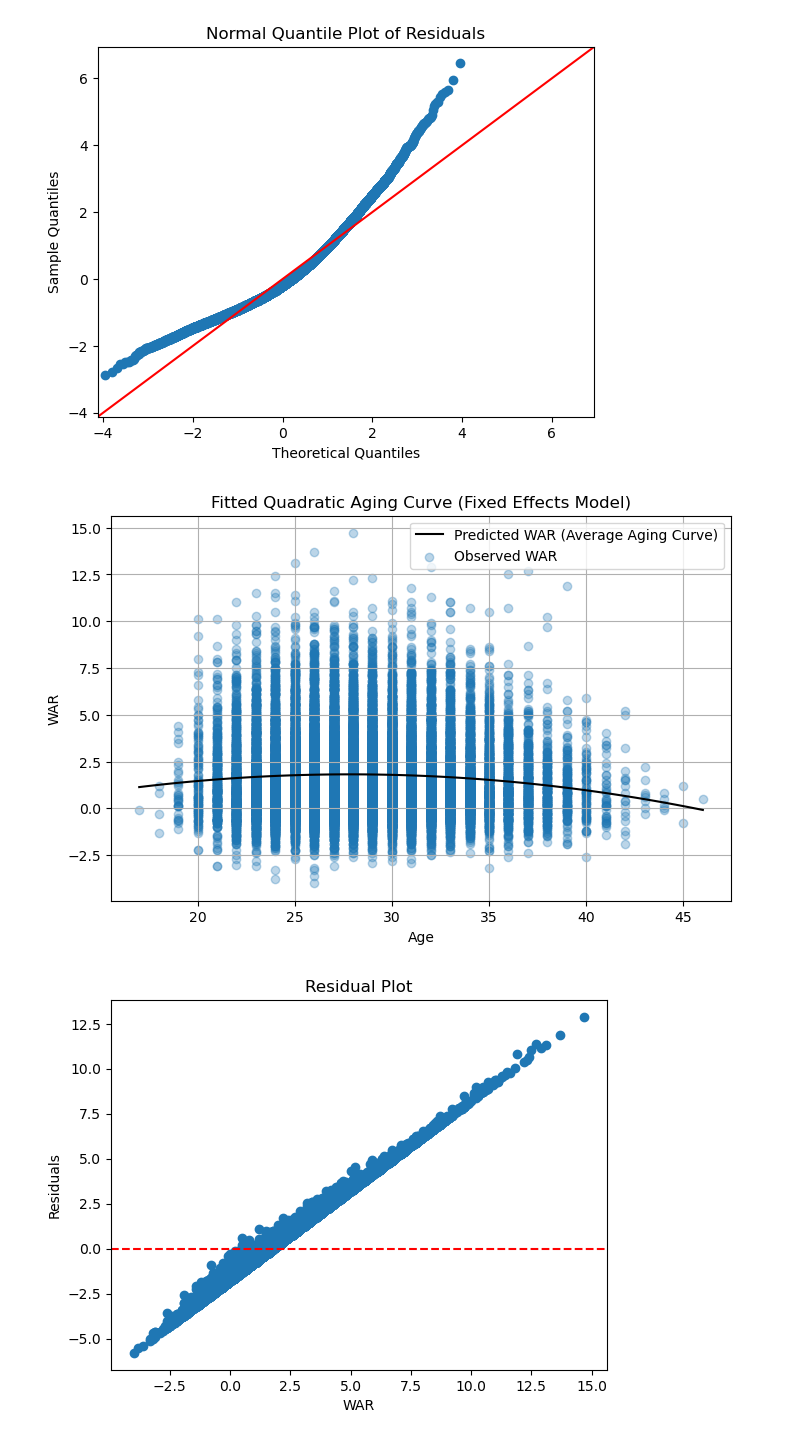
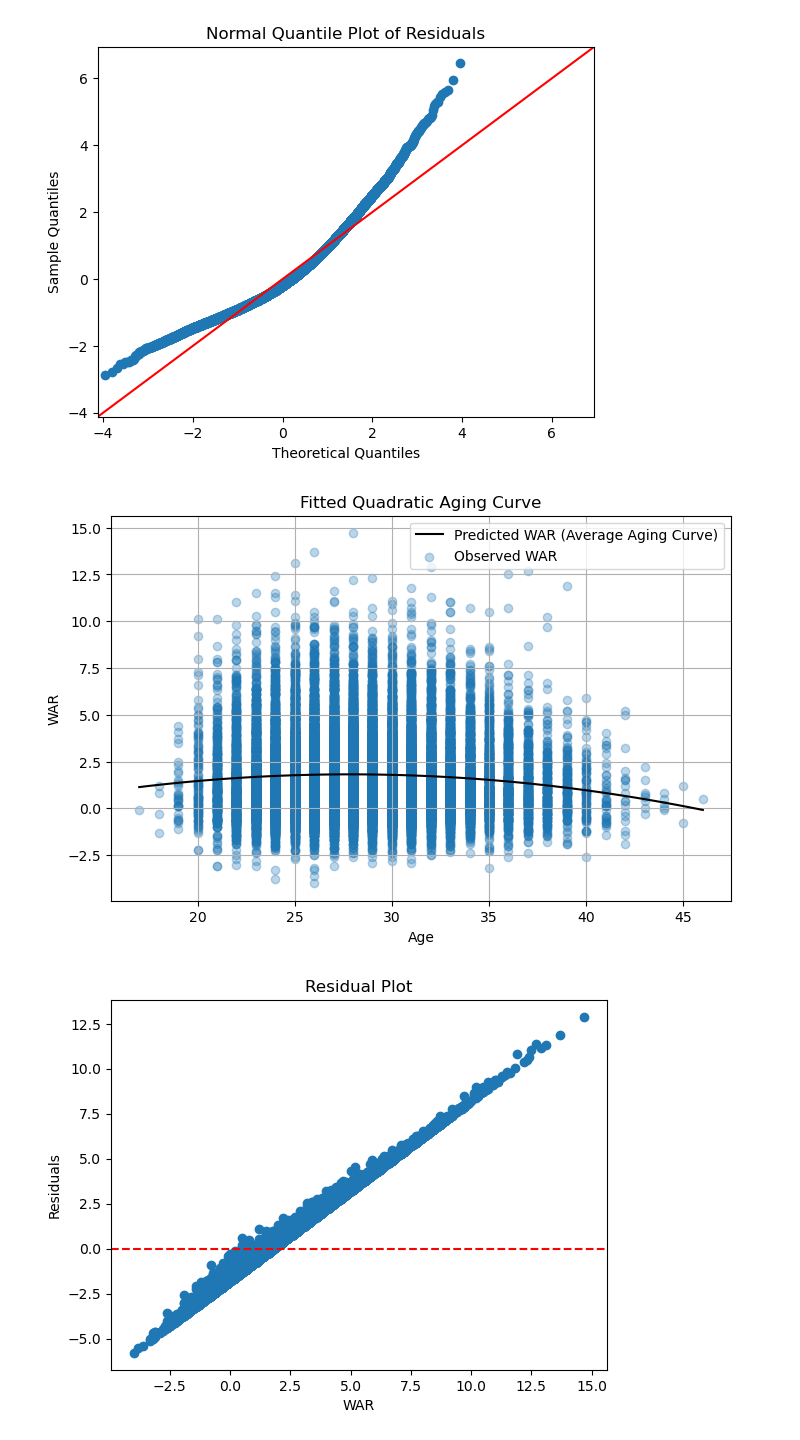
Before and after one commit to dylansti02/statcast_heatmaps_and_baseball_analysis, a Jupyter notebook: deriving_age_curve.ipynb, the cells around one changed output. Saved outputs shown, nothing was run; the diff lists cells and outputs as text; code cells hidden in the pictures.

```diff
--- a/deriving_age_curve.ipynb
+++ b/deriving_age_curve.ipynb
@@ -79,6 +81,8 @@ all_batters = pd.concat([batters_df, batters_2025_trimmed])
 all_batters.to_csv('all_batters.csv')
 # %%
 #saved to CSV so we can reload the notebook without re-aqcuiring the data
+# %%
+all_batters = pd.read_csv('all_batters.csv')
 # %%
 # first, try a simple linear fit
 
@@ -123,26 +127,26 @@ plt.show()
 # %%
 #We expect the true relationship to be quadratic, so we can use a quadratic fit
 all_batters['Age2'] = all_batters['Age']**2
 
 quadratic = ols('WAR~Age+Age2', data=all_batters).fit()
 
 # Graph this, and check diagnostics
 intercept = quadratic.params['Intercept']
 coef_age = quadratic.params['Age']
 coef_age2 = quadratic.params['Age2']
 age_range = np.linspace(all_batters['Age'].min(), all_batters['Age'].max(), 100)
 predicted_war = intercept + coef_age * age_range + coef_age2 * (age_range ** 2)
 plt.figure(figsize=(8,5))
 plt.plot(age_range, predicted_war, label='Predicted WAR (Average Aging Curve)',color='black')
 plt.scatter(all_batters['Age'], all_batters['WAR'], alpha=0.3, label='Observed WAR')
 plt.xlabel('Age')
 plt.ylabel('WAR')
-plt.title('Fitted Quadratic Aging Curve (Fixed Effects Model)')
+plt.title('Fitted Quadratic Aging Curve')
 plt.legend()
 plt.grid(True)
 plt.show()
 # %% [output]
-[figure, old version]
+[figure, new version]
 # %%
 plt.scatter(all_batters['WAR'], quadratic.resid)
 plt.axhline(0, color='red', linestyle='--')
```
Also changed, not shown: parts of 23 cells of this notebook, 1 other file.
